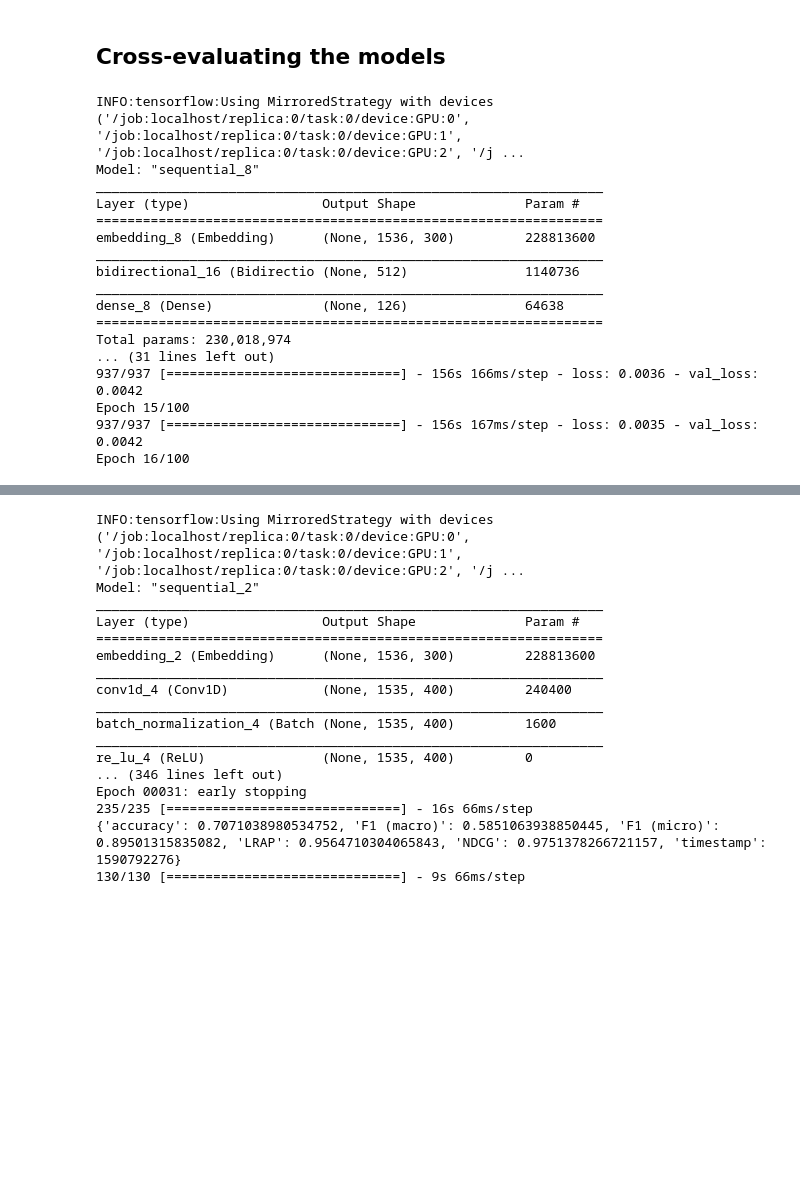
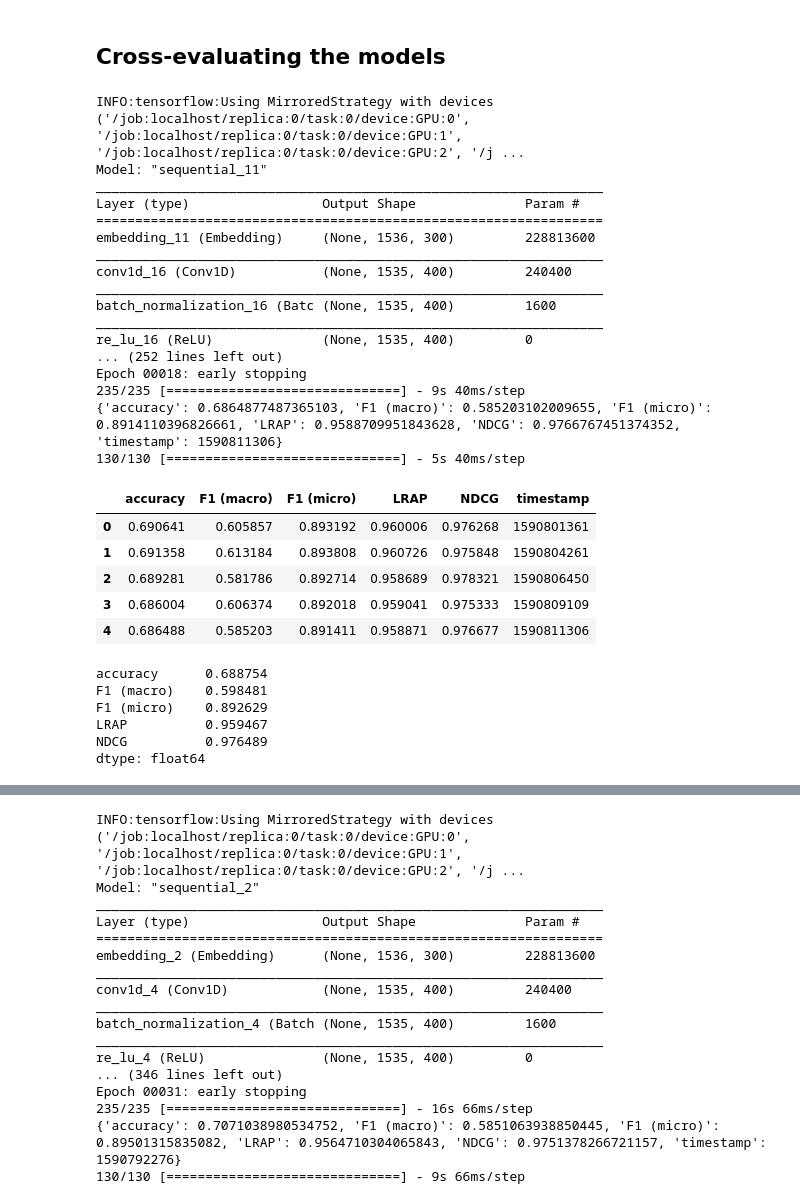
Before and after one commit to DL-2020-Shakespeare/DL-2020-Shakespeare, a Jupyter notebook: final_predictions.ipynb, the cells around one changed output, grey strips where cells are left out. Drawn from its saved outputs; the diff is of its cells as text; code cells hidden in the pictures; blank space fills up the shorter version.

```diff
--- a/final_predictions.ipynb
+++ b/final_predictions.ipynb
@@ -374,27 +374,39 @@ def cross_evaluate(model_initializer, batch_size=256, model_params={}):
     print(cv_scores_df.drop("timestamp", axis=1).mean())
 # %%
 reset_seed()
-cross_evaluate(models.bi_lstm_1, model_params={
-    "filters_1": 400, "filters_2": 500, "loss": "mean_squared_error",
+cross_evaluate(models.cnn_bi_lstm_1, model_params={
+    "filters_1": 400, "filters_2": 500, "loss": "binary_crossentropy",
     "embedding_matrix": ft_pretrained_embedding_matrix})
 # %% [output]
 INFO:tensorflow:Using MirroredStrategy with devices ('/job:localhost/replica:0/task:0/device:GPU:0', '/job:localhost/replica:0/task:0/device:GPU:1', '/job:localhost/replica:0/task:0/device:GPU:2', '/j ...
-Model: "sequential_8"
+Model: "sequential_11"
 _________________________________________________________________
 Layer (type)                 Output Shape              Param #
 =================================================================
-embedding_8 (Embedding)      (None, 1536, 300)         228813600
+embedding_11 (Embedding)     (None, 1536, 300)         228813600
 _________________________________________________________________
-bidirectional_16 (Bidirectio (None, 512)               1140736
+conv1d_16 (Conv1D)           (None, 1535, 400)         240400
 _________________________________________________________________
-dense_8 (Dense)              (None, 126)               64638
-=================================================================
-Total params: 230,018,974
-... (31 lines left out)
-937/937 [==============================] - 156s 166ms/step - loss: 0.0036 - val_loss: 0.0042
-Epoch 15/100
-937/937 [==============================] - 156s 167ms/step - loss: 0.0035 - val_loss: 0.0042
-Epoch 16/100
+batch_normalization_16 (Batc (None, 1535, 400)         1600
+_________________________________________________________________
+re_lu_16 (ReLU)              (None, 1535, 400)         0
+... (252 lines left out)
+Epoch 00018: early stopping
+235/235 [==============================] - 9s 40ms/step
+{'accuracy': 0.6864877487365103, 'F1 (macro)': 0.585203102009655, 'F1 (micro)': 0.8914110396826661, 'LRAP': 0.9588709951843628, 'NDCG': 0.9766767451374352, 'timestamp': 1590811306}
+130/130 [==============================] - 5s 40ms/step
+|  | accuracy | F1 (macro) | F1 (micro) | LRAP | NDCG | timestamp |
+| 0 | 0.690641 | 0.605857 | 0.893192 | 0.960006 | 0.976268 | 1590801361 |
+| 1 | 0.691358 | 0.613184 | 0.893808 | 0.960726 | 0.975848 | 1590804261 |
+| 2 | 0.689281 | 0.581786 | 0.892714 | 0.958689 | 0.978321 | 1590806450 |
+| 3 | 0.686004 | 0.606374 | 0.892018 | 0.959041 | 0.975333 | 1590809109 |
+| 4 | 0.686488 | 0.585203 | 0.891411 | 0.958871 | 0.976677 | 1590811306 |
+accuracy      0.688754
+F1 (macro)    0.598481
+F1 (micro)    0.892629
+LRAP          0.959467
+NDCG          0.976489
+dtype: float64
 # %%
 reset_seed()
 cross_evaluate(models.cnn_bi_lstm_1, model_params={
```
Also changed, not shown: parts of 6 cells of this notebook.
